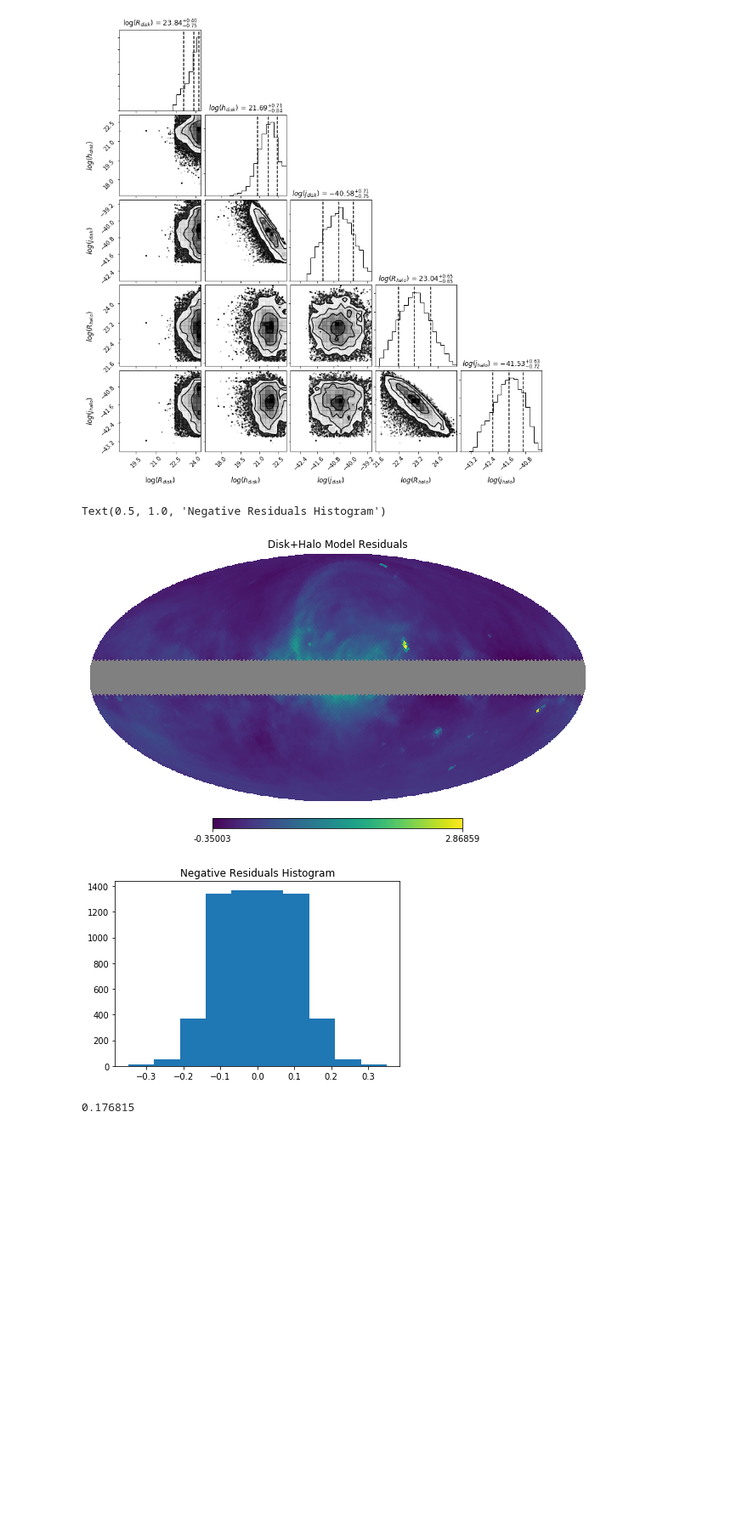
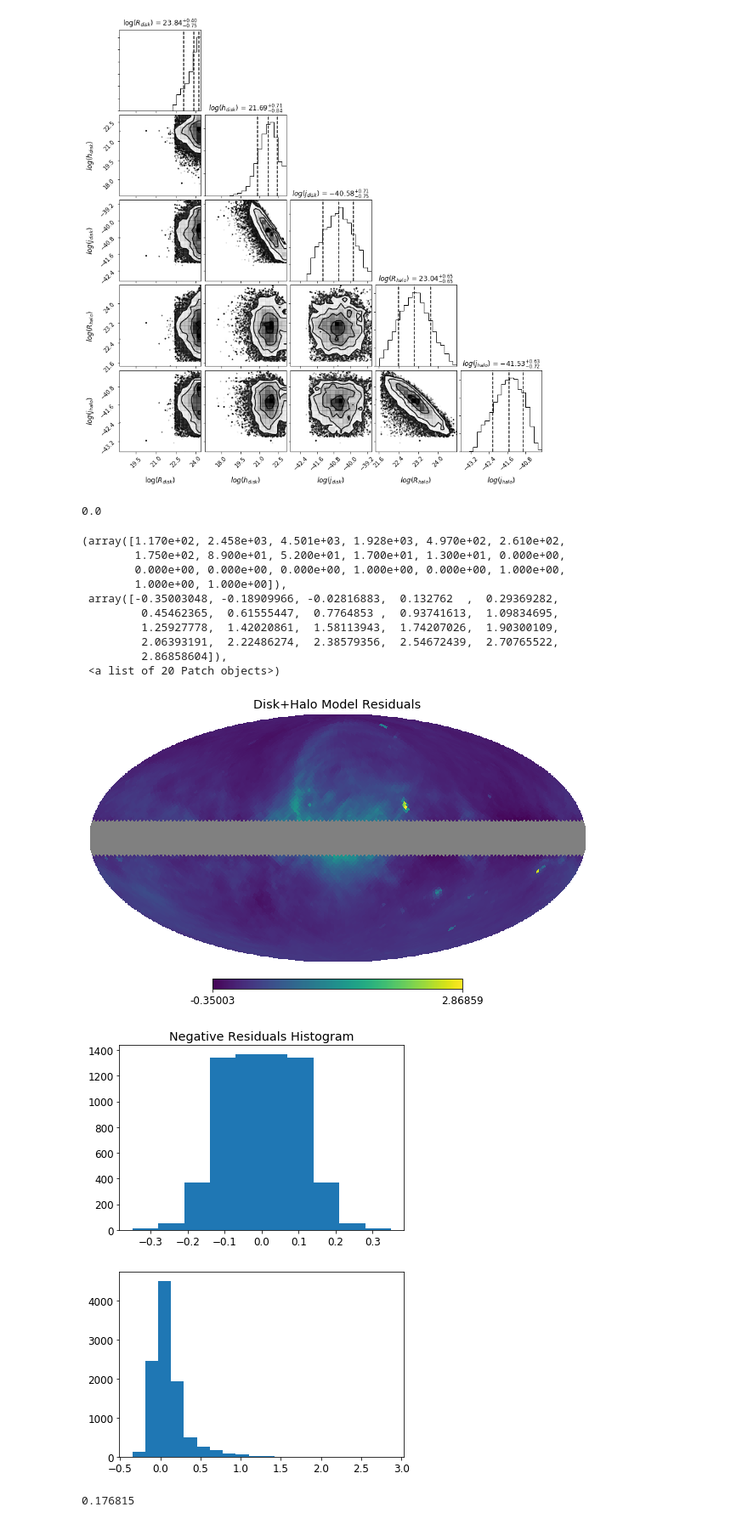
Before and after one commit to nitikayad96/radio-background, a Jupyter notebook: find-model-parameters.ipynb, the cells around one changed output. Shown at 85% size. Saved outputs shown, nothing was run; the diff lists cells and outputs as text; code cells hidden in the pictures; blank space fills up the shorter version.

```diff
--- a/find-model-parameters.ipynb
+++ b/find-model-parameters.ipynb
@@ -487,0 +291,2 @@ samples = np.array(sampler.chain)
+# %%
+samples = np.load("disk+halo+eg+cmb.npz")['samples']
@@ -488,4 +300,5 @@ samples = np.array(sampler.chain)
 # %%
+ndim=5
 samples_reshape = samples.reshape((-1, ndim))
 samples_corner = np.log10(samples_reshape)
 # %%
@@ -511,31 +324,47 @@ plt.savefig("notes/corner_disk+halo_kstest.jpg")
 # %%
 # plot residuals
 
 R_disk = 10**np.percentile(samples_corner[:,0], 50)
 h_disk = 10**np.percentile(samples_corner[:,1], 50)
 j_disk = 10**np.percentile(samples_corner[:,2], 50)
 R_halo = 10**np.percentile(samples_corner[:,3], 50)
 j_halo = 10**np.percentile(samples_corner[:,4], 50)
 
 
 T_notdisk = map_1420_dg/1000 - T_eg - T_CMB
 residuals = T_notdisk - (LineOfSightDisk(l, b, d, R_disk, h_disk)*j_disk + LineOfSightHalo(l, b, d, R_halo)*j_halo)*(c**2)/(2*k*(nu**2))
 residuals[idx_exb] = None
 
 neg_res_idx = np.argwhere(residuals<=0)
 neg_res = residuals[neg_res_idx]
 neg_res2 = np.concatenate((neg_res, -1*neg_res))
 
 hp.mollview(residuals, title="Disk+Halo Model Residuals")
 plt.savefig("notes/res_disk+halomcmc.jpg")
 
 plt.figure()
 plt.hist(neg_res2, 10)
 plt.title('Negative Residuals Histogram')
+
+print(stats.kstest(neg_res2, 'norm')[1])
+
+plt.figure()
+plt.hist(residuals, bins=20)
 # %% [output]
-Text(0.5, 1.0, 'Negative Residuals Histogram')
+0.0
+(array([1.170e+02, 2.458e+03, 4.501e+03, 1.928e+03, 4.970e+02, 2.610e+02,
+        1.750e+02, 8.900e+01, 5.200e+01, 1.700e+01, 1.300e+01, 0.000e+00,
+        0.000e+00, 0.000e+00, 0.000e+00, 1.000e+00, 0.000e+00, 1.000e+00,
+        1.000e+00, 1.000e+00]),
+ array([-0.35003048, -0.18909966, -0.02816883,  0.132762  ,  0.29369282,
+         0.45462365,  0.61555447,  0.7764853 ,  0.93741613,  1.09834695,
+         1.25927778,  1.42020861,  1.58113943,  1.74207026,  1.90300109,
+         2.06393191,  2.22486274,  2.38579356,  2.54672439,  2.70765522,
+         2.86858604]),
+ <a list of 20 Patch objects>)
-[figure, old version]
+[figure, new version]
-[figure, old version]
+[figure, new version]
+[figure, added]
 # %%
 # Mean acceptance fraction
 
```
Also changed, not shown: parts of 45 cells of this notebook, 3 other files.
